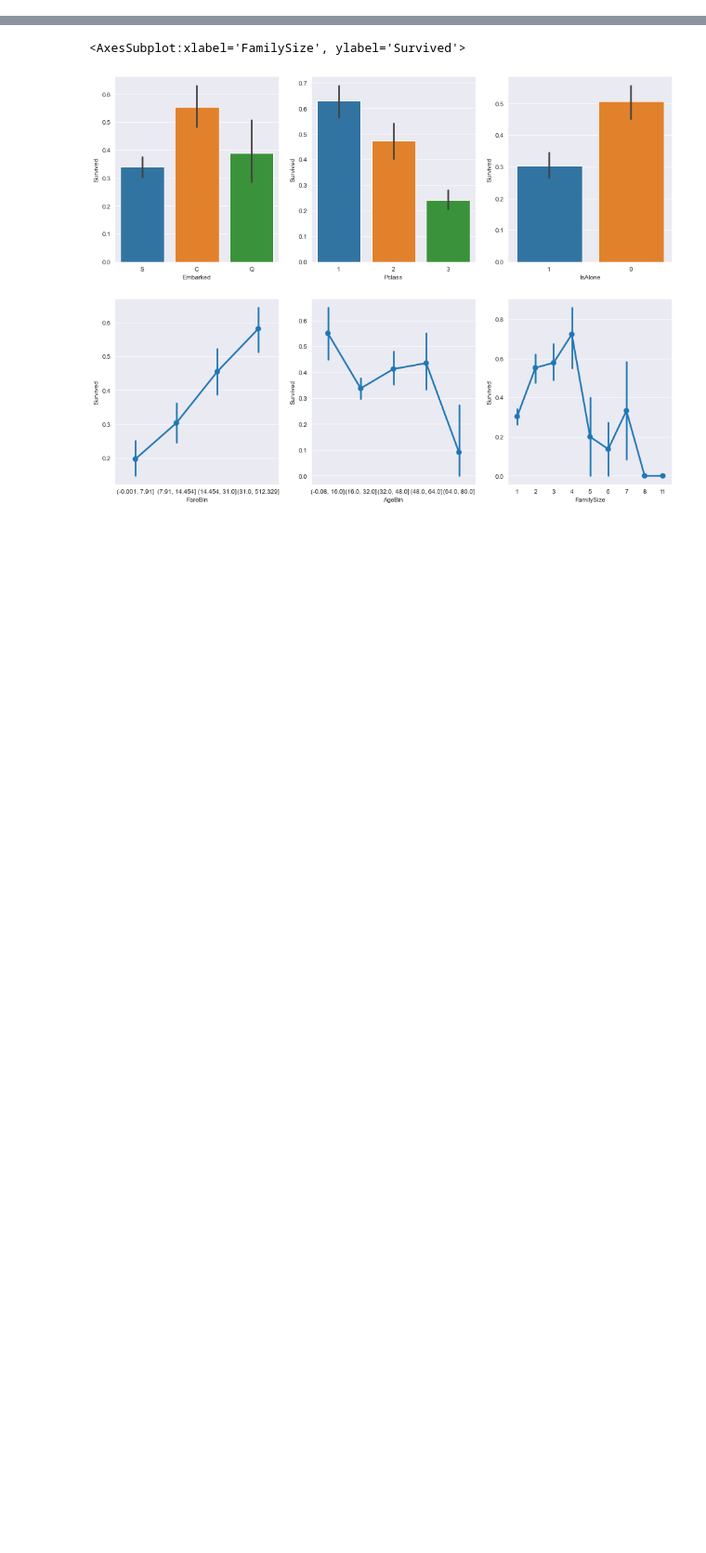
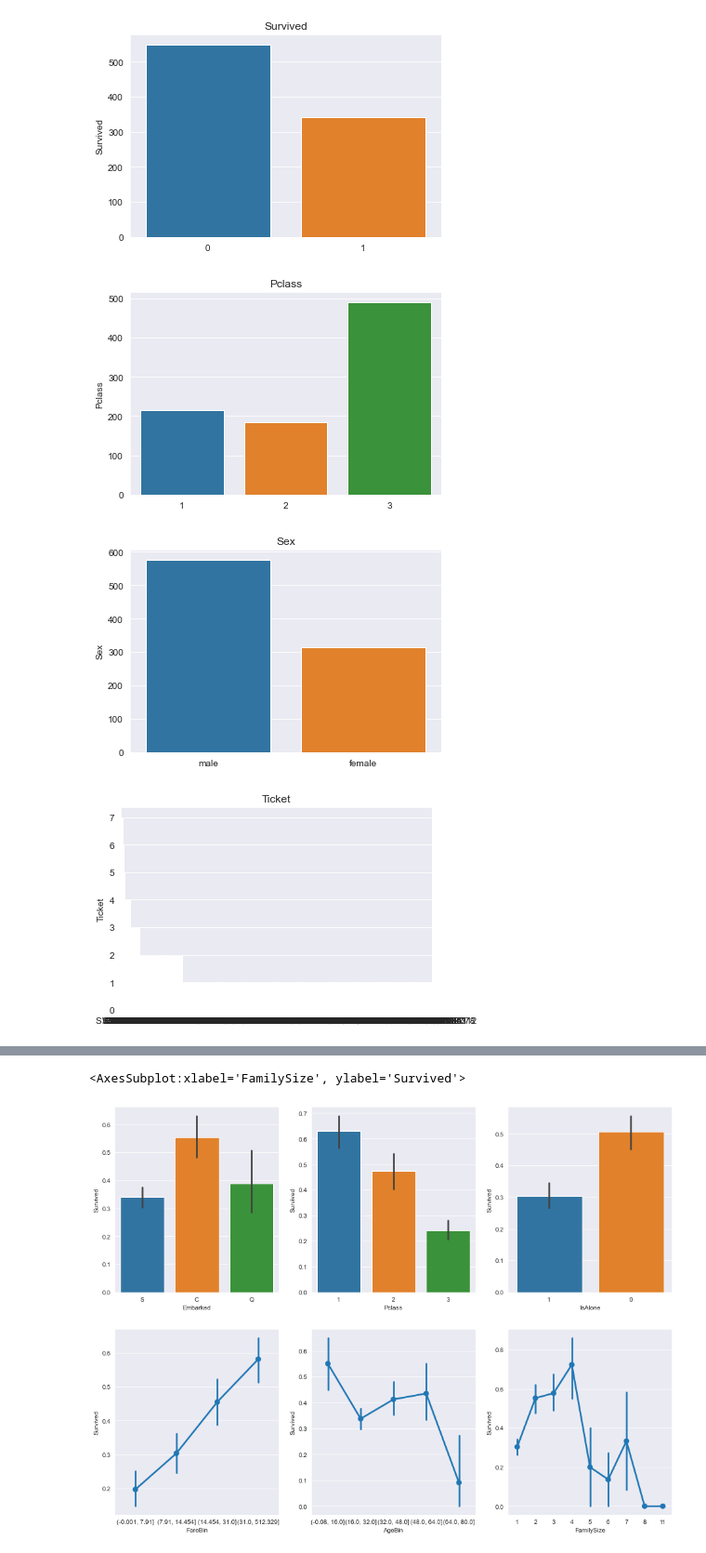
Before and after one commit to chernobylcitybus/Titanic-Machine-Learning-Practice, a Jupyter notebook: Titanic (1).ipynb, the cells around one changed output, grey strips where cells are left out. Shown at 93% size. Drawn from its saved outputs; the diff is of its cells as text; code cells hidden in the pictures; blank space fills up the shorter version.

```diff
--- a/Titanic (1).ipynb
+++ b/Titanic (1).ipynb
@@ -102,0 +96,9 @@ plt.show()
+# %%
+for i in df_cat.columns:
+    sns.barplot(df_cat[i].value_counts().index,df_cat[i].value_counts()).set_title(i)
+    plt.show()
+# %% [output]
+[figure, added]
+[figure, added]
+[figure, added]
+[figure, added]
```
Also changed, not shown: parts of 54 cells of this notebook.
